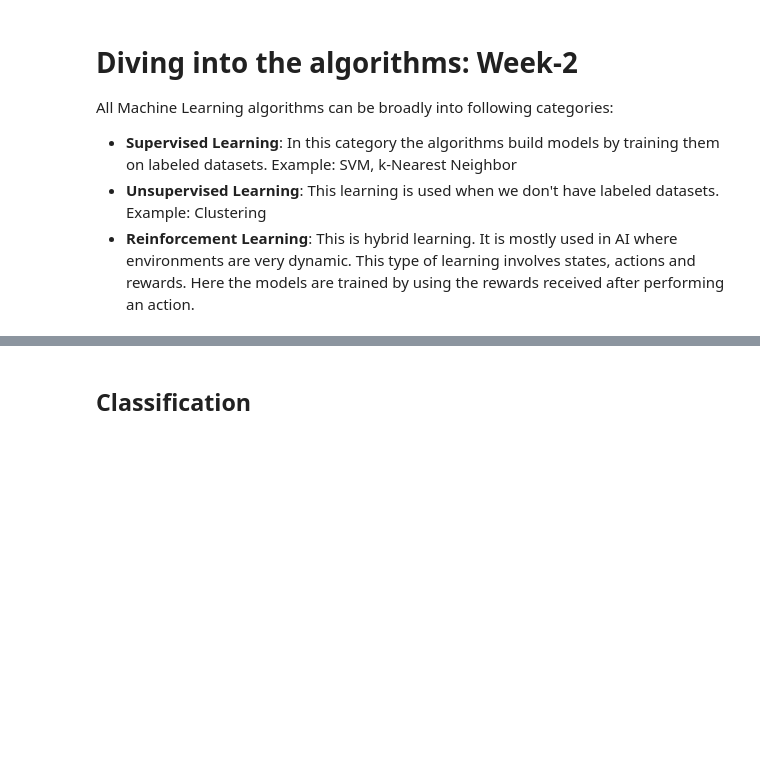
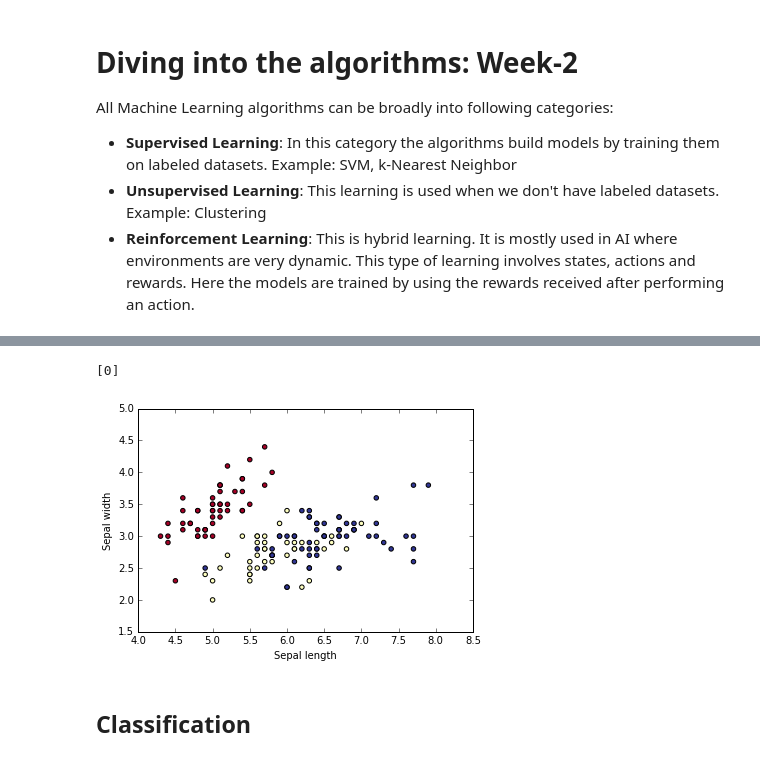
Before and after one commit to nikhilalmeida/ml-class, a Jupyter notebook: lecture material/ML_tutorial_week2.ipynb, the cells around one changed output, grey strips where cells are left out. Saved outputs shown, nothing was run; the diff lists cells and outputs as text; code cells hidden in the pictures; blank space fills up the shorter version.

```diff
--- a/lecture material/ML_tutorial_week2.ipynb
+++ b/lecture material/ML_tutorial_week2.ipynb
@@ -40,3 +65,22 @@ print X.shape
+# %%
+from sklearn import neighbors ## Step 1
+
+knn = neighbors.KNeighborsClassifier()
+
+knn.fit(X, y)
+
+print knn.predict([1,1,1,1])
+# %% [output]
+[0]
+# %%
+import matplotlib.pyplot as plt
+%matplotlib inline
+
+plt.scatter(X[:, 0], X[:, 1], c=y, cmap='RdYlBu');
+plt.xlabel('Sepal length')
+plt.ylabel('Sepal width');
+# %% [output]
+[figure, added]
 # %% [markdown]
 ## Classification
 # %% [markdown]
```
Also changed, not shown: parts of 18 cells of this notebook, 3 other files.
